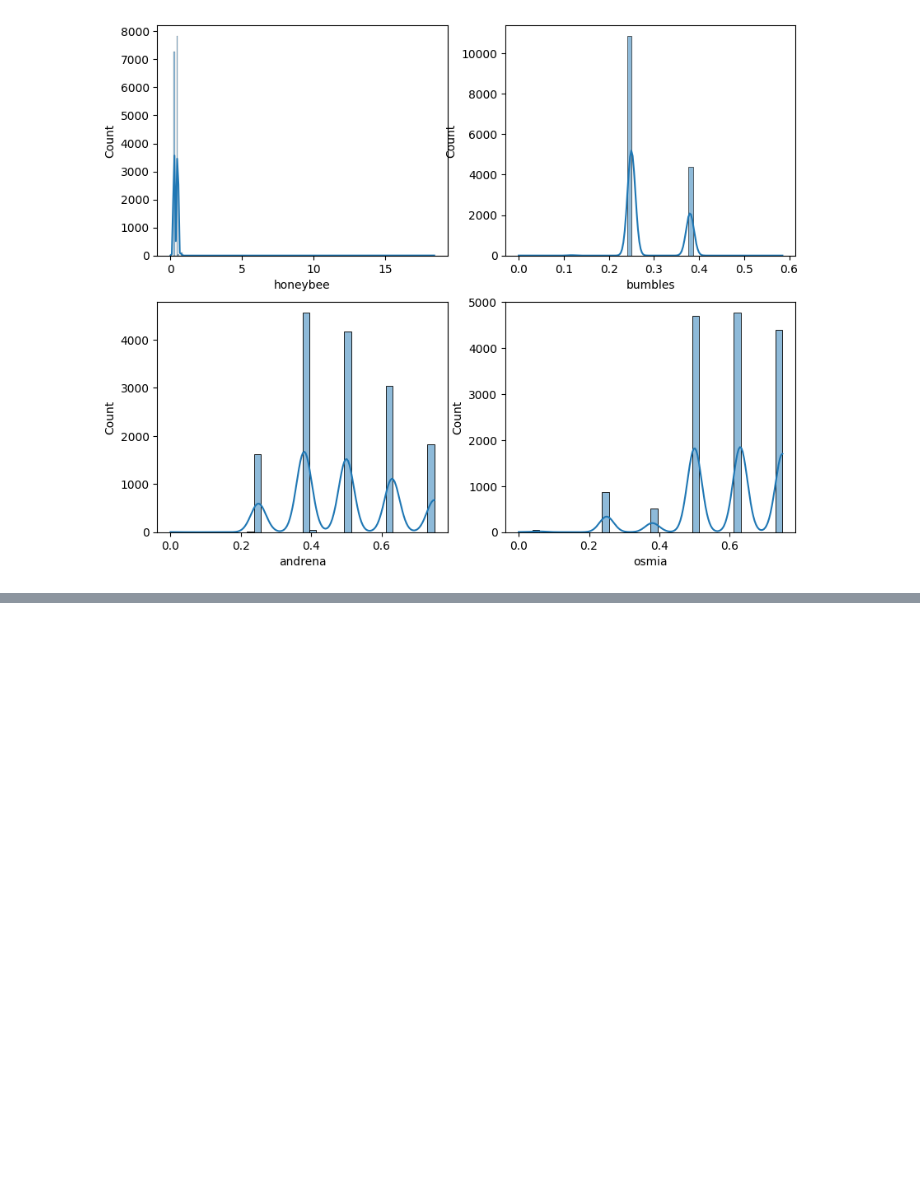
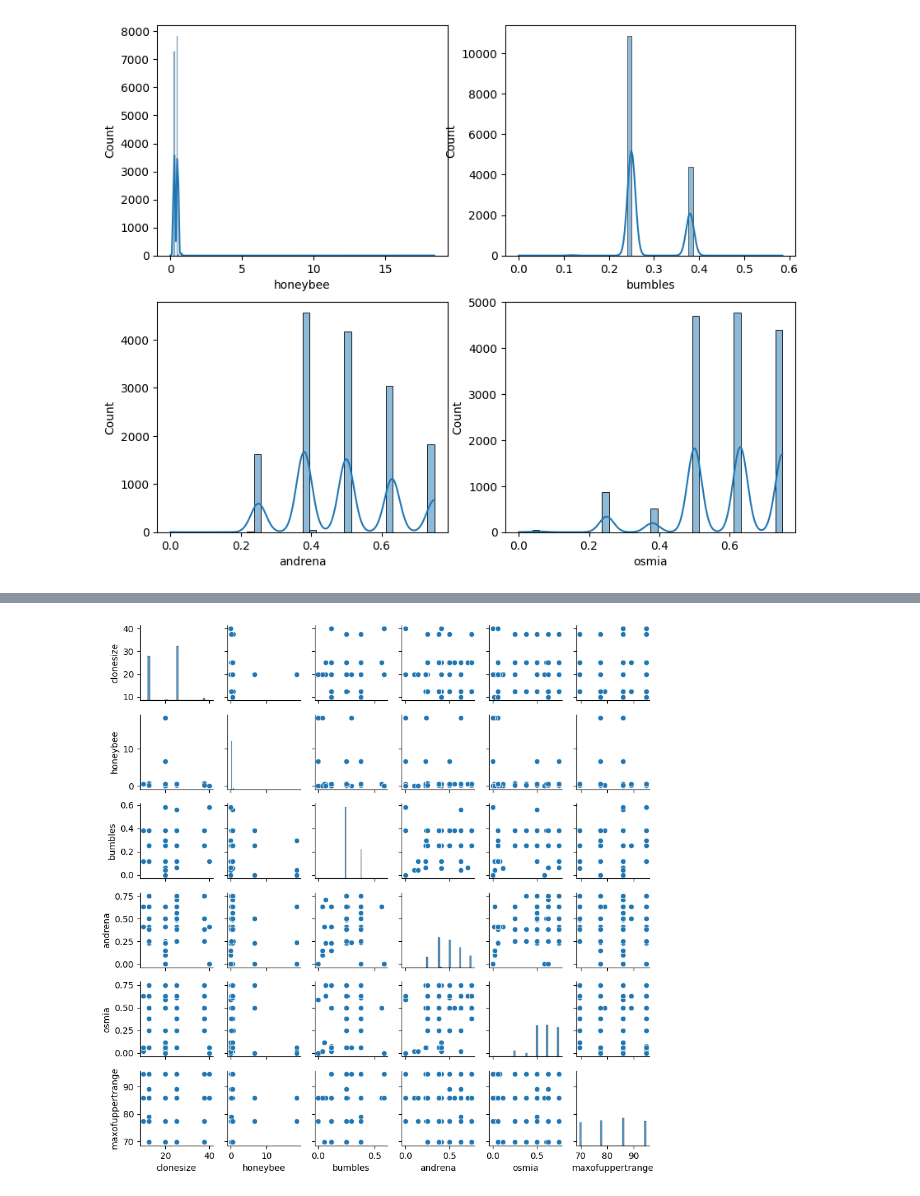
Before and after one commit to EMuritu/Supervised_Machine_Learning, a Jupyter notebook: Yield_Prediction_Final.ipynb, the cells around one changed output, grey strips where cells are left out. Cells and saved outputs as stored; diff of their text form; code cells hidden in the pictures; blank space fills up the shorter version.

```diff
--- a/Yield_Prediction_Final.ipynb
+++ b/Yield_Prediction_Final.ipynb
@@ -269,0 +315,8 @@ plt.show()
+# %%
+#To increase visibility, I have divided the columns into 3 parts
+#First 6 columns
+sns.pairplot(train.iloc[:, :6], height=1.5)
+plt.tight_layout()
+plt.show()
+# %% [output]
+[figure, added]
```
Also changed, not shown: parts of 46 cells of this notebook.
